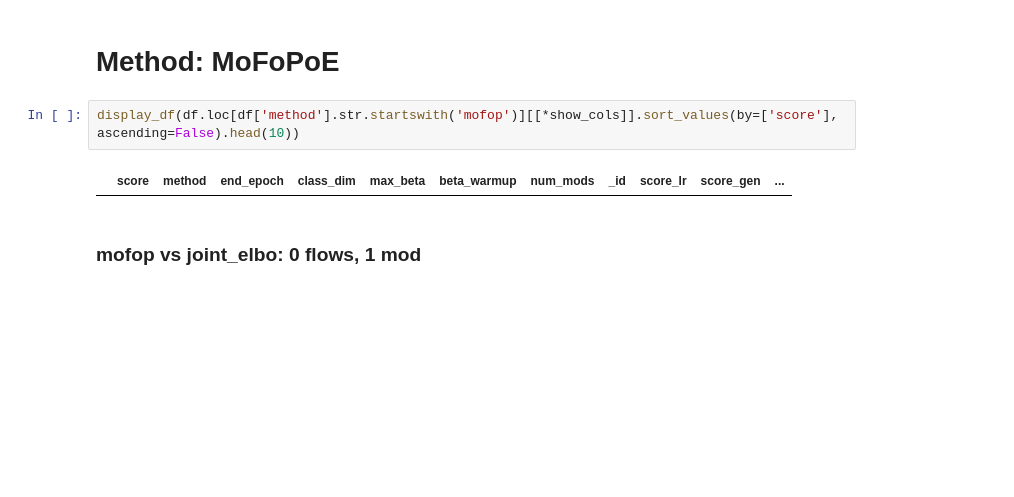
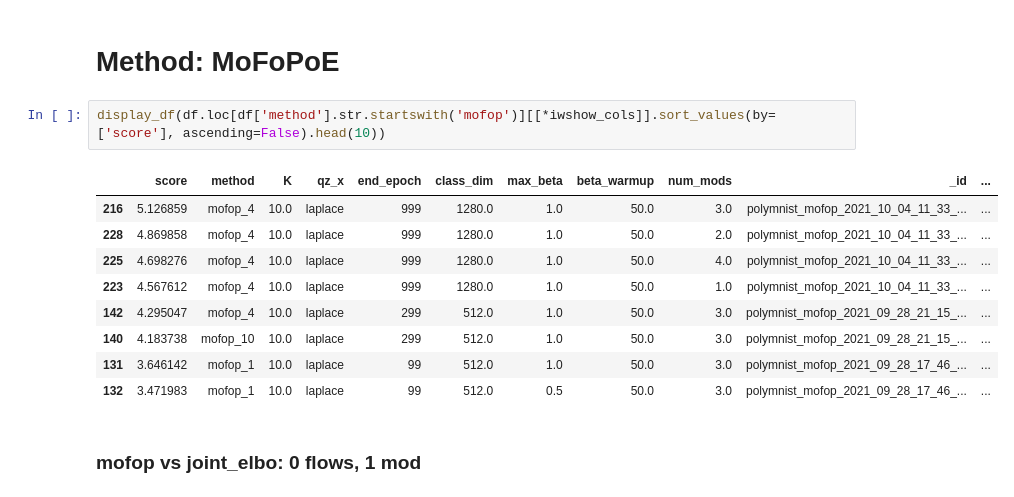
Before and after one commit to Jimmy2027/MMVAE_Hub, a Jupyter notebook: mmvae_hub/experiment_vis/experiments_exploration.ipynb, the cells around one changed output. Cells and saved outputs as stored; diff of their text form; blank space fills up the shorter version.

```diff
--- a/mmvae_hub/experiment_vis/experiments_exploration.ipynb
+++ b/mmvae_hub/experiment_vis/experiments_exploration.ipynb
@@ -256,9 +336,17 @@ display_df(df.loc[((df['method'].str.startswith('gfm_')) | (df['method'].str.sta
 # %% [markdown]
 # Method: MoFoPoE
 # %%
-display_df(df.loc[df['method'].str.startswith('mofop')][[*show_cols]].sort_values(by=['score'], ascending=False).head(10))
+display_df(df.loc[df['method'].str.startswith('mofop')][[*iwshow_cols]].sort_values(by=['score'], ascending=False).head(10))
 # %% [output]
-|  | score | method | end_epoch | class_dim | max_beta | beta_warmup | num_mods | _id | score_lr | score_gen | ... |
+|  | score | method | K | qz_x | end_epoch | class_dim | max_beta | beta_warmup | num_mods | _id | ... |
+| 216 | 5.126859 | mofop_4 | 10.0 | laplace | 999 | 1280.0 | 1.0 | 50.0 | 3.0 | polymnist_mofop_2021_10_04_11_33_... | ... |
+| 228 | 4.869858 | mofop_4 | 10.0 | laplace | 999 | 1280.0 | 1.0 | 50.0 | 2.0 | polymnist_mofop_2021_10_04_11_33_... | ... |
+| 225 | 4.698276 | mofop_4 | 10.0 | laplace | 999 | 1280.0 | 1.0 | 50.0 | 4.0 | polymnist_mofop_2021_10_04_11_33_... | ... |
+| 223 | 4.567612 | mofop_4 | 10.0 | laplace | 999 | 1280.0 | 1.0 | 50.0 | 1.0 | polymnist_mofop_2021_10_04_11_33_... | ... |
+| 142 | 4.295047 | mofop_4 | 10.0 | laplace | 299 | 512.0 | 1.0 | 50.0 | 3.0 | polymnist_mofop_2021_09_28_21_15_... | ... |
+| 140 | 4.183738 | mofop_10 | 10.0 | laplace | 299 | 512.0 | 1.0 | 50.0 | 3.0 | polymnist_mofop_2021_09_28_21_15_... | ... |
+| 131 | 3.646142 | mofop_1 | 10.0 | laplace | 99 | 512.0 | 1.0 | 50.0 | 3.0 | polymnist_mofop_2021_09_28_17_46_... | ... |
+| 132 | 3.471983 | mofop_1 | 10.0 | laplace | 99 | 512.0 | 0.5 | 50.0 | 3.0 | polymnist_mofop_2021_09_28_17_46_... | ... |
 # %% [markdown]
 ### mofop vs joint_elbo: 0 flows, 1 mod
 # %%
```
Also changed, not shown: parts of 24 cells of this notebook, 44 other files.
